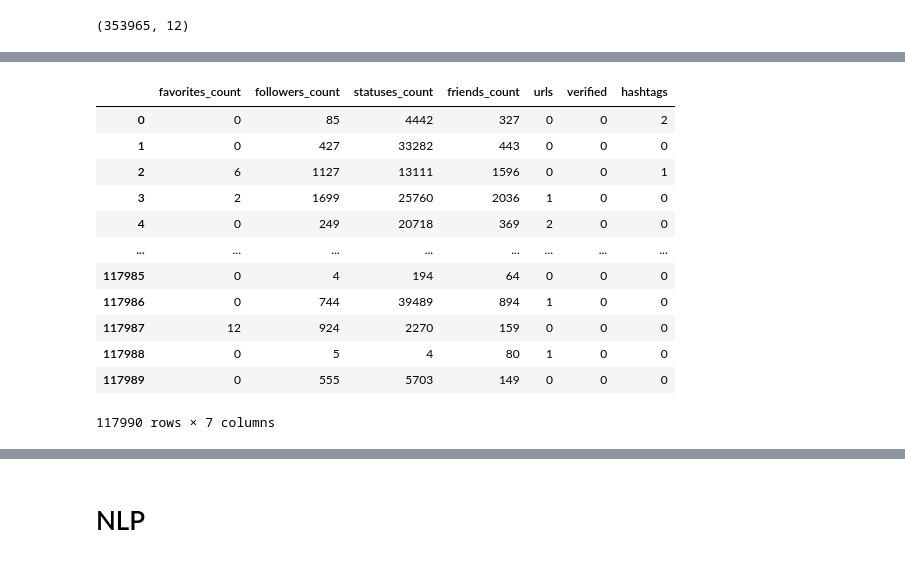
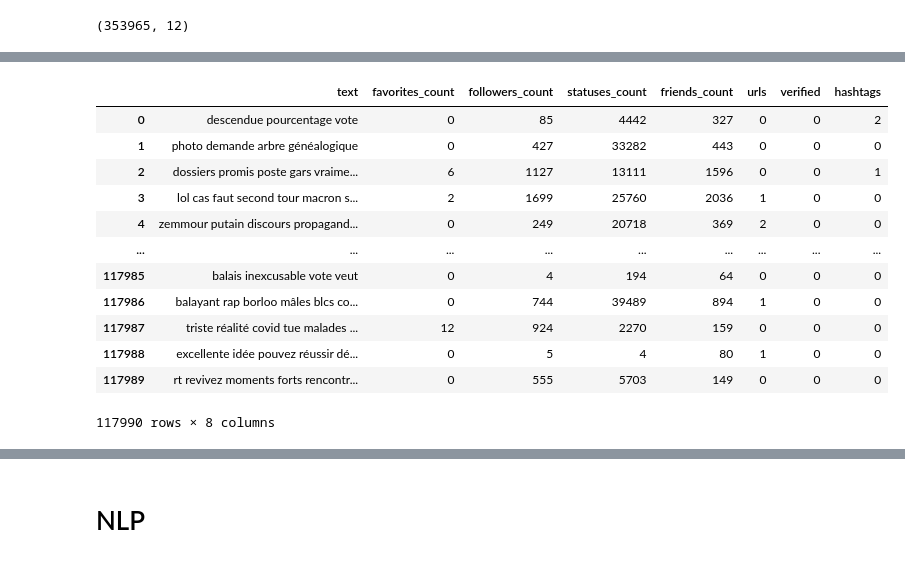
Before and after one commit to caiocj1/retweet-num-prediction, a Jupyter notebook: data_exploration.ipynb, the cells around one changed output, grey strips where cells are left out. Cells and saved outputs as stored; diff of their text form; code cells hidden in the pictures.

```diff
--- a/data_exploration.ipynb
+++ b/data_exploration.ipynb
@@ -53,8 +53,12 @@ train_df.shape
 # %% [output]
 (353965, 12)
 # %%
-def format_data(df: pd.DataFrame, type: str = 'train', url_len_only: bool = False, hashtag_len_only: bool = False, keep_time: bool = False, normalize: bool = False, mean: np.ndarray = None, std: np.ndarray = None):
-    final_df = df.drop(['TweetID', 'mentions', 'text', 'timestamp'], axis=1)
+def format_df(df: pd.DataFrame,
+              type: str = 'train',
+              url_len_only: bool = True,
+              hashtag_len_only: bool = True,
+              keep_time: bool = False):
+    final_df = df.drop(['TweetID', 'mentions', 'timestamp'], axis=1)
 
     final_df.urls = final_df.urls.apply(ast.literal_eval)
     final_df.hashtags = final_df.hashtags.apply(ast.literal_eval)
@@ -67,19 +71,17 @@ def format_data(df: pd.DataFrame, type: str = 'train', url_len_only: bool = Fals
         timestamps = df.timestamp // 1000
         timestamps = timestamps.apply(datetime.datetime.fromtimestamp).apply(datetime.datetime.timetuple)
 
-        time_df = pd.DataFrame(timestamps.tolist(), index=df.index, columns=['tm_year', 'tm_mon', 'tm_mday', 'tm_hour', 'tm_min', 'tm_sec', 'tm_wday', 'tm_yday', 'tm_isdst'])
+        time_df = pd.DataFrame(timestamps.tolist(), index=df.index,
+                               columns=['tm_year', 'tm_mon', 'tm_mday', 'tm_hour', 'tm_min', 'tm_sec', 'tm_wday',
+                                        'tm_yday', 'tm_isdst'])
         time_df = time_df.drop(['tm_mday', 'tm_isdst'], axis=1)
 
         final_df = pd.concat([final_df, time_df], axis=1)
-        final_df = final_df[final_df['tm_year'].values == 2022].drop(['tm_year'], axis=1)
-        final_df = final_df[final_df['tm_mon'].values == 3].drop(['tm_mon'], axis=1)
 
-    if url_len_only and hashtag_len_only and normalize:
-        values = final_df.values
-        if mean is None or std is None:
-            values = (values - values.mean(0)) / values.std(0)
+        if type == 'train':
+            final_df = final_df[final_df['tm_year'].values == 2022].drop(['tm_year'], axis=1)
+            final_df = final_df[final_df['tm_mon'].values == 3].drop(['tm_mon'], axis=1)
         else:
-            values = (values - mean) / std
-        final_df = pd.DataFrame(data=values, columns=final_df.columns)
+            final_df = final_df.drop(['tm_year', 'tm_mon'], axis=1)
 
     return final_df
@@ -105,20 +113,20 @@ train_df_input
 # %%
-test_df_input = format_data(test_df, type='test', url_len_only=True, hashtag_len_only=True)
+test_df_input = format_df(test_df, type='test', url_len_only=True, hashtag_len_only=True)
 test_df_input
 # %% [output]
-|  | favorites_count | followers_count | statuses_count | friends_count | urls | verified | hashtags |
-| 0 | 0 | 85 | 4442 | 327 | 0 | 0 | 2 |
-| 1 | 0 | 427 | 33282 | 443 | 0 | 0 | 0 |
-| 2 | 6 | 1127 | 13111 | 1596 | 0 | 0 | 1 |
-| 3 | 2 | 1699 | 25760 | 2036 | 1 | 0 | 0 |
-| 4 | 0 | 249 | 20718 | 369 | 2 | 0 | 0 |
-| ... | ... | ... | ... | ... | ... | ... | ... |
-| 117985 | 0 | 4 | 194 | 64 | 0 | 0 | 0 |
-| 117986 | 0 | 744 | 39489 | 894 | 1 | 0 | 0 |
-| 117987 | 12 | 924 | 2270 | 159 | 0 | 0 | 0 |
-| 117988 | 0 | 5 | 4 | 80 | 1 | 0 | 0 |
-| 117989 | 0 | 555 | 5703 | 149 | 0 | 0 | 0 |
+|  | text | favorites_count | followers_count | statuses_count | friends_count | urls | verified | hashtags |
+| 0 | descendue pourcentage vote | 0 | 85 | 4442 | 327 | 0 | 0 | 2 |
+| 1 | photo demande arbre généalogique | 0 | 427 | 33282 | 443 | 0 | 0 | 0 |
+| 2 | dossiers promis poste gars vraime... | 6 | 1127 | 13111 | 1596 | 0 | 0 | 1 |
+| 3 | lol cas faut second tour macron s... | 2 | 1699 | 25760 | 2036 | 1 | 0 | 0 |
+| 4 | zemmour putain discours propagand... | 0 | 249 | 20718 | 369 | 2 | 0 | 0 |
+| ... | ... | ... | ... | ... | ... | ... | ... | ... |
+| 117985 | balais inexcusable vote veut | 0 | 4 | 194 | 64 | 0 | 0 | 0 |
+| 117986 | balayant rap borloo mâles blcs co... | 0 | 744 | 39489 | 894 | 1 | 0 | 0 |
+| 117987 | triste réalité covid tue malades ... | 12 | 924 | 2270 | 159 | 0 | 0 | 0 |
+| 117988 | excellente idée pouvez réussir dé... | 0 | 5 | 4 | 80 | 1 | 0 | 0 |
+| 117989 | rt revivez moments forts rencontr... | 0 | 555 | 5703 | 149 | 0 | 0 | 0 |
-117990 rows × 7 columns
+117990 rows × 8 columns
 # %%
 input_with_gts = pd.concat([train_df['retweets_count'], train_df_input], axis=1)
 
```
Also changed, not shown: parts of 7 cells of this notebook, 3 other files.
